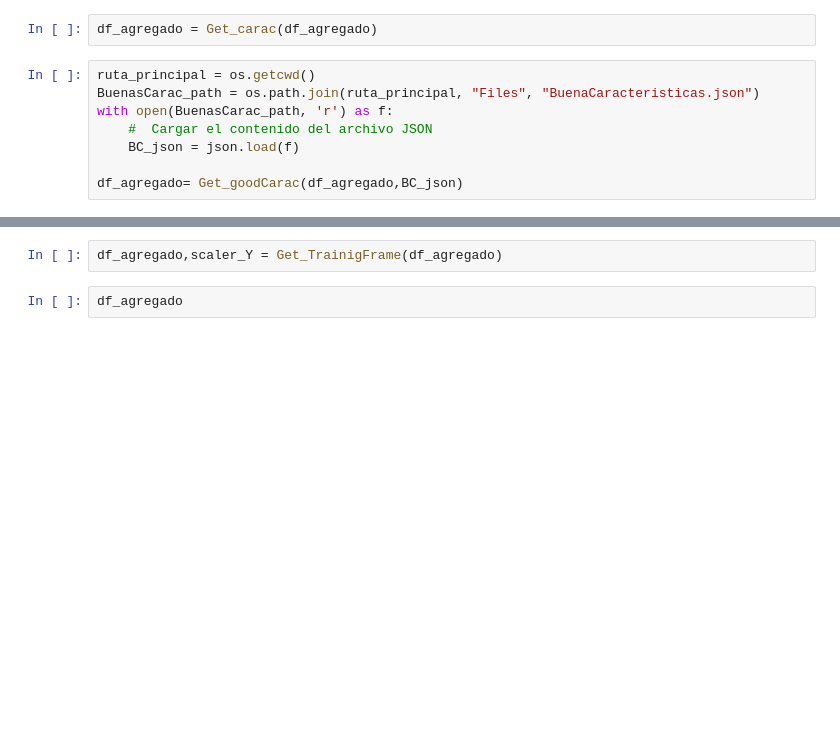
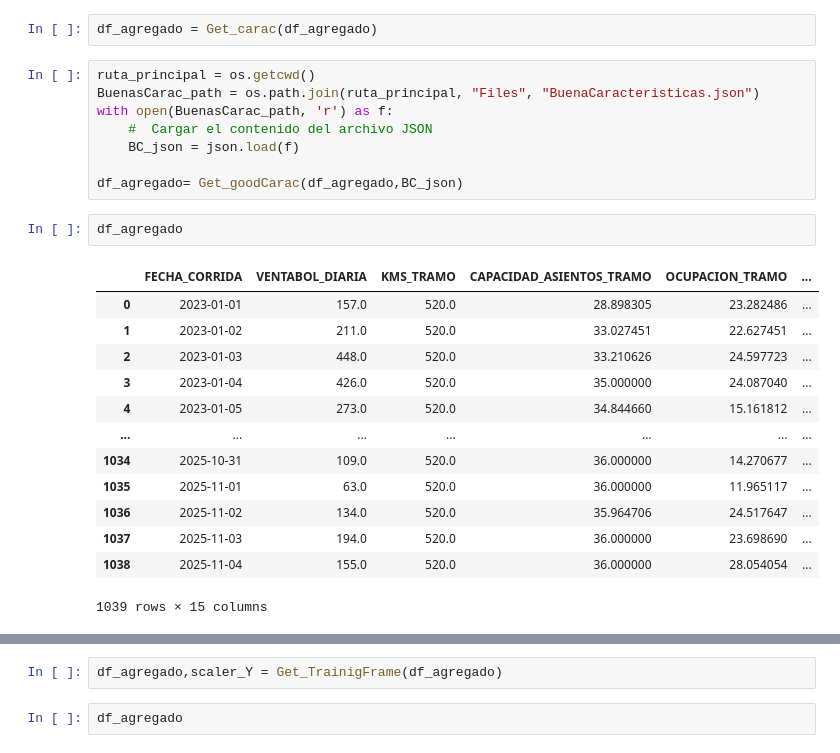
Before and after one commit to CossJe/Tarifa_Dinamica, a Jupyter notebook: 9.DynamicPricing_ETN/RedLSTM.ipynb, the cells around one changed output, grey strips where cells are left out. Cells and saved outputs as stored; diff of their text form; blank space fills up the shorter version.

```diff
--- a/9.DynamicPricing_ETN/RedLSTM.ipynb
+++ b/9.DynamicPricing_ETN/RedLSTM.ipynb
@@ -190,6 +224,22 @@ with open(BuenasCarac_path, 'r') as f:
     BC_json = json.load(f)
 
 df_agregado= Get_goodCarac(df_agregado,BC_json)
+# %%
+df_agregado
+# %% [output]
+|  | FECHA_CORRIDA | VENTABOL_DIARIA | KMS_TRAMO | CAPACIDAD_ASIENTOS_TRAMO | OCUPACION_TRAMO | ... |
+| 0 | 2023-01-01 | 157.0 | 520.0 | 28.898305 | 23.282486 | ... |
+| 1 | 2023-01-02 | 211.0 | 520.0 | 33.027451 | 22.627451 | ... |
+| 2 | 2023-01-03 | 448.0 | 520.0 | 33.210626 | 24.597723 | ... |
+| 3 | 2023-01-04 | 426.0 | 520.0 | 35.000000 | 24.087040 | ... |
+| 4 | 2023-01-05 | 273.0 | 520.0 | 34.844660 | 15.161812 | ... |
+| ... | ... | ... | ... | ... | ... | ... |
+| 1034 | 2025-10-31 | 109.0 | 520.0 | 36.000000 | 14.270677 | ... |
+| 1035 | 2025-11-01 | 63.0 | 520.0 | 36.000000 | 11.965117 | ... |
+| 1036 | 2025-11-02 | 134.0 | 520.0 | 35.964706 | 24.517647 | ... |
+| 1037 | 2025-11-03 | 194.0 | 520.0 | 36.000000 | 23.698690 | ... |
+| 1038 | 2025-11-04 | 155.0 | 520.0 | 36.000000 | 28.054054 | ... |
+1039 rows × 15 columns
 # %%
 plt.plot(df_agregado['FECHA_CORRIDA'],df_agregado['VENTABOL_DIARIA'])
 plt.show()
```
Also changed, not shown: parts of 18 cells of this notebook, 39 other files.
